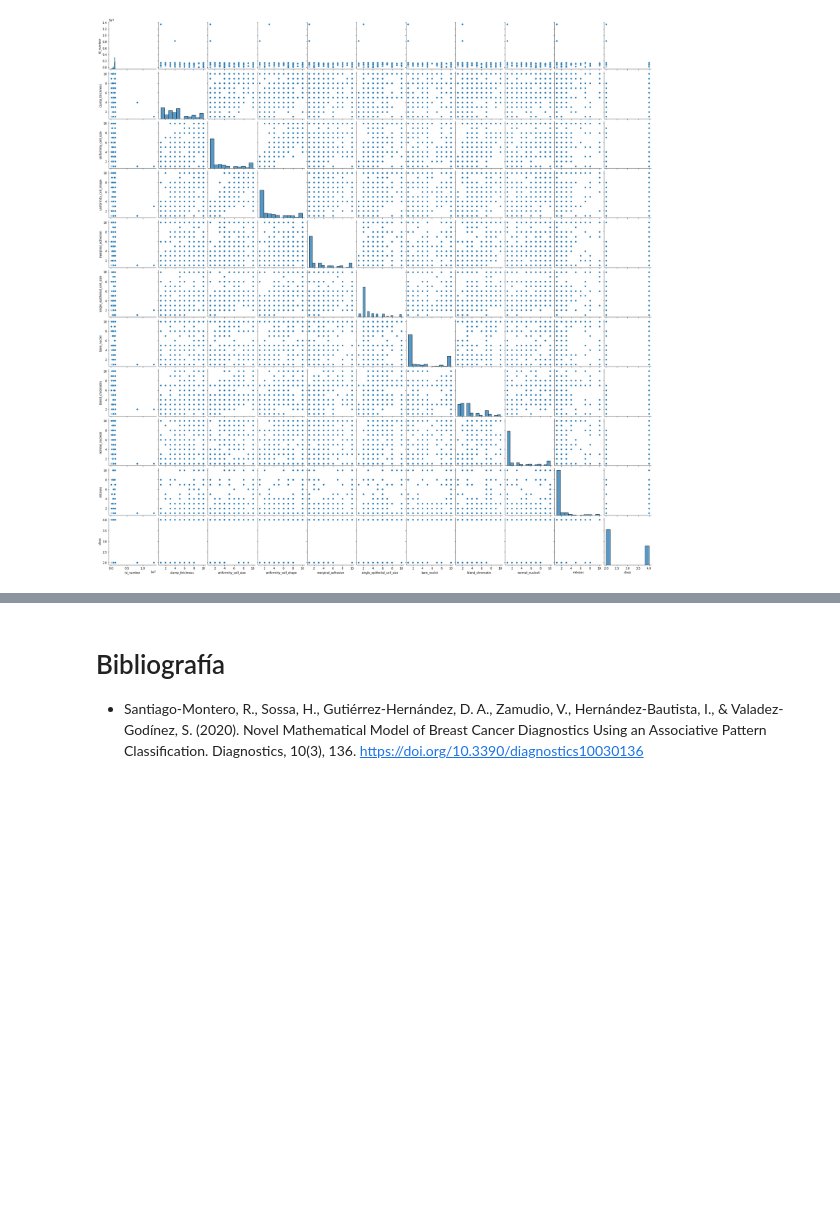
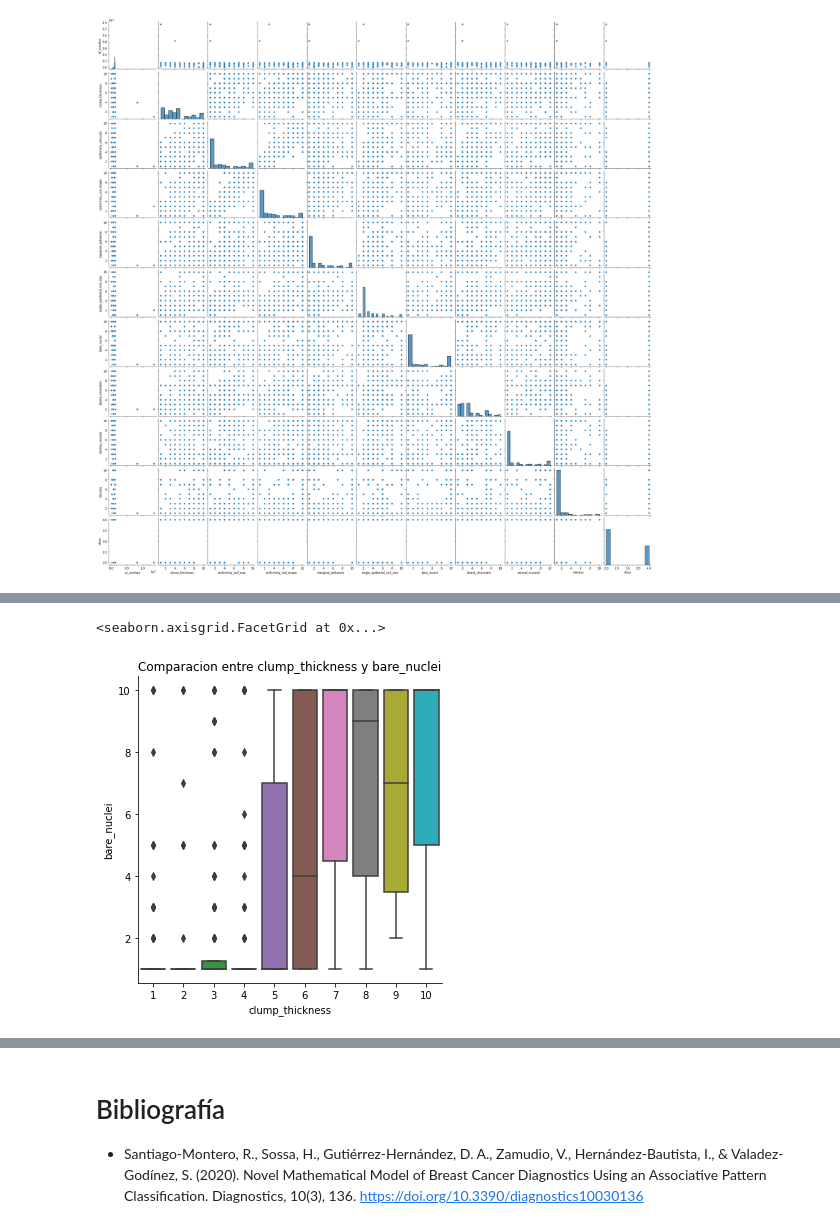
Before and after one commit to unclepete-20/lab2-md-clasificacion, a Jupyter notebook: lab2_clasificacion.ipynb, the cells around one changed output, grey strips where cells are left out. Drawn from its saved outputs; the diff is of its cells as text; code cells hidden in the pictures; blank space fills up the shorter version.

```diff
--- a/lab2_clasificacion.ipynb
+++ b/lab2_clasificacion.ipynb
@@ -196,0 +207,5 @@ sns.histplot(data, x='clump_thickness').set(title="Conteo de clump_thickness por
+# %%
+sns.catplot(data=data, x="clump_thickness", y="bare_nuclei", kind="box").set(title="Comparacion entre clump_thickness y bare_nuclei")
+# %% [output]
+<seaborn.axisgrid.FacetGrid at 0x...>
+[figure, added]
```
Also changed, not shown: parts of 16 cells of this notebook.
